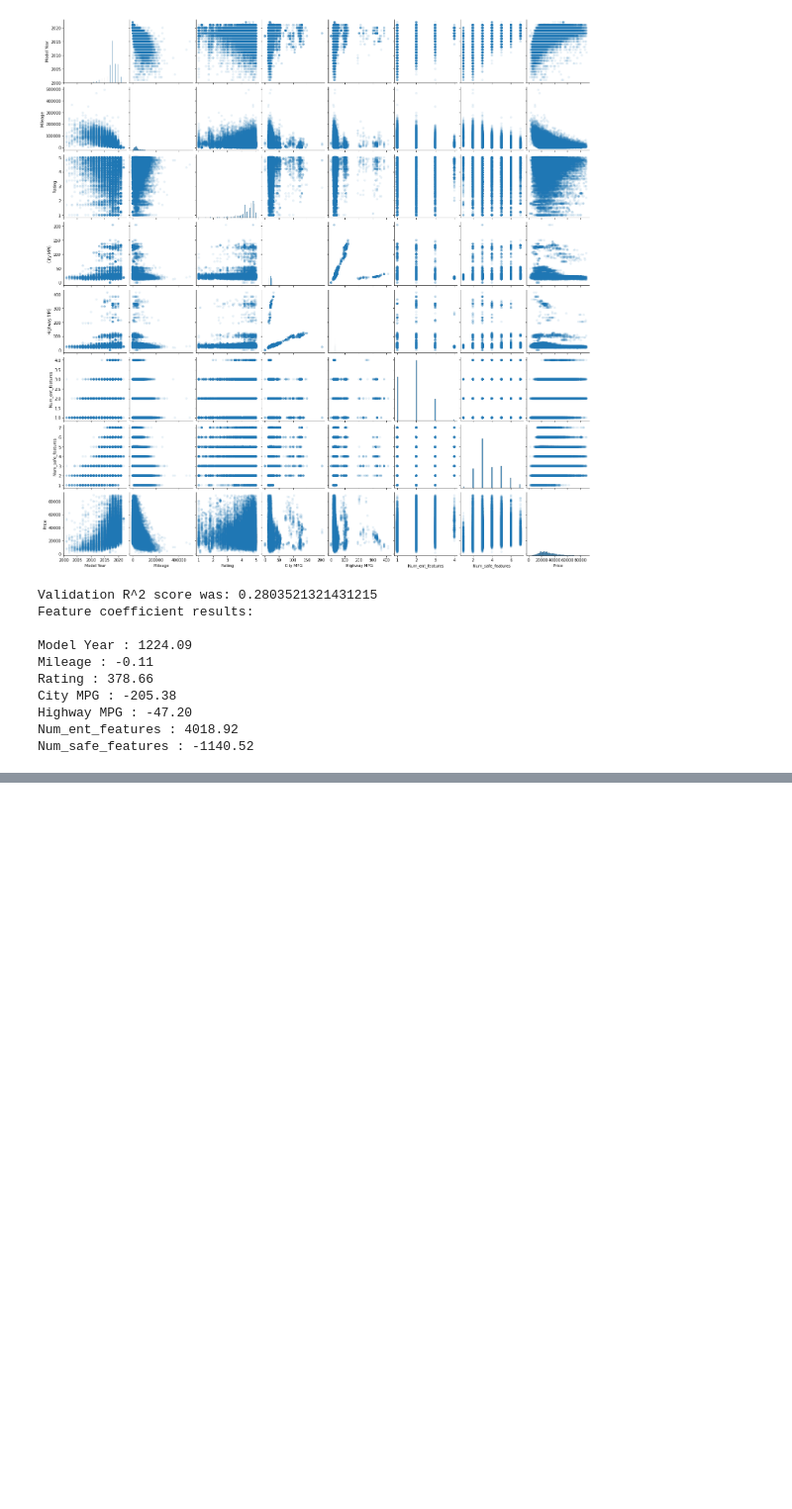
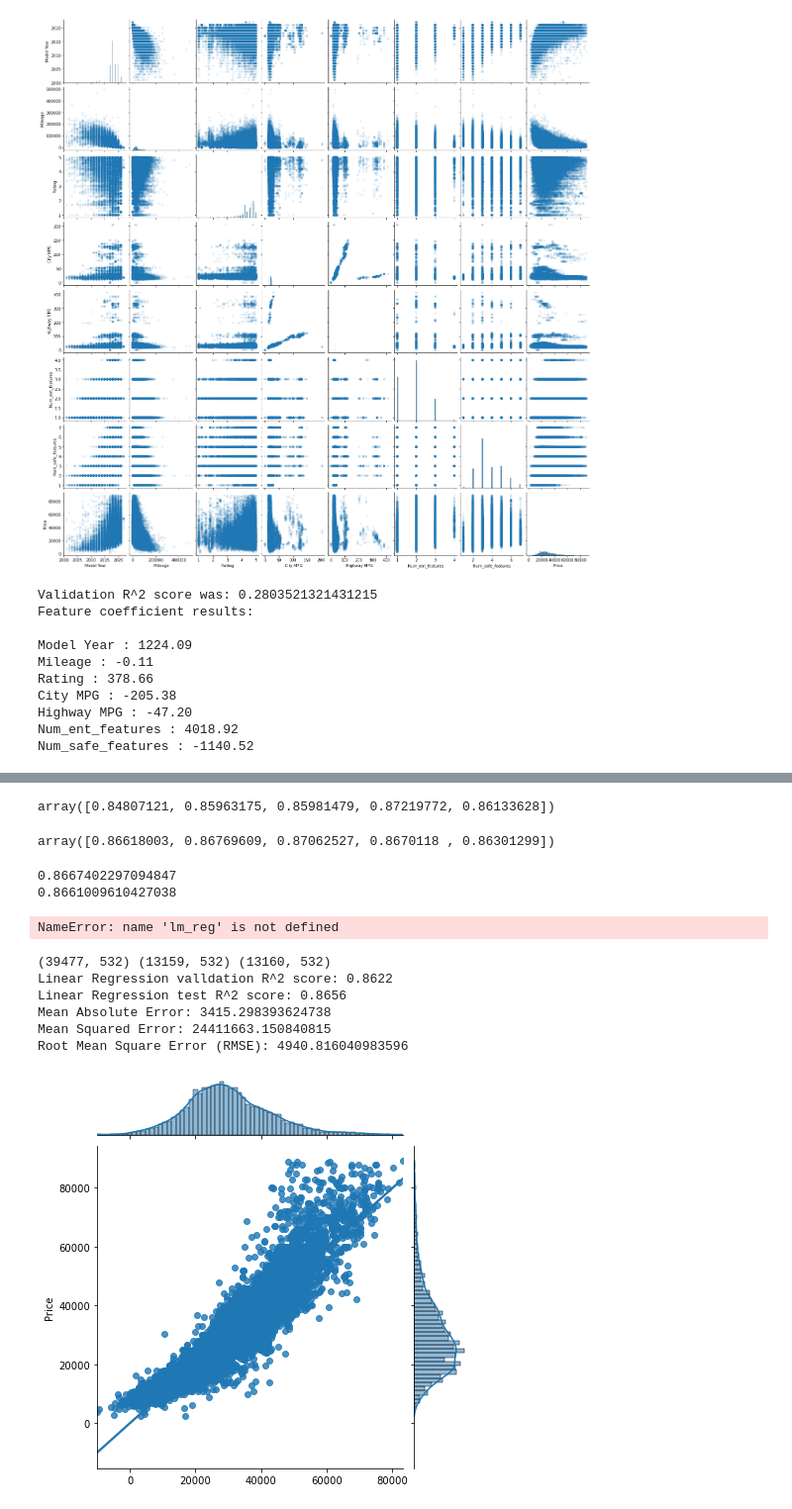
Before and after one commit to luongtruong77/regression-car-price-predictor, a Jupyter notebook: Modeling.ipynb, the cells around one changed output, grey strips where cells are left out. Shown at 99% size. Drawn from its saved outputs; the diff is of its cells as text; code cells hidden in the pictures; blank space fills up the shorter version.

```diff
--- a/Modeling.ipynb
+++ b/Modeling.ipynb
@@ -375,0 +225,7 @@ Gradient Boosted Regression: 0.7313565540324387
+# %%
+X_df[['Car Model', 'Make', 'Fuel Type', 'Drivetrain', 'Engine', 'Exterior Color', 'Interior Color', 'Transmission']] = df[['Car Model', 'Make', 'Fuel Type', 'Drivetrain', 'Engine', 'Exterior Color', 'Interior Color', 'Transmission']]
+
+cars = pd.get_dummies(X_df, drop_first=True)
+
+print(cars.shape)
+cars.head()
@@ -375,0 +245,8 @@ Gradient Boosted Regression: 0.7313565540324387
+# %%
+scaler = StandardScaler()
+X_scaled = scaler.fit_transform(cars)
+X_test_scaled = scaler.transform(X_test)
+
+lm_l = Lasso(alpha=0.244)
+lm_l.fit(X_scaled,y_df)
+print(f'Lasso Regression test R^2: {lm_l.score(X_test_scaled, y_test):.3f}')
@@ -375,0 +255,4 @@ Gradient Boosted Regression: 0.7313565540324387
+# %%
+lm_ridge = Ridge(alpha=0.01)
+lm_ridge.fit(X_scaled,y_df)
+print(f'Ridge Regression test R^2: {lm_ridge.score(X_test_scaled, y_test):.3f}')
@@ -375,0 +261,60 @@ Gradient Boosted Regression: 0.7313565540324387
+# %%
+from sklearn.model_selection import cross_val_score, KFold
+lm = LinearRegression()
+
+cross_val_score(lm, cars, y_df, # estimator, features, target
+                cv=5, # number of folds
+                scoring='r2') # scoring metric
+# %% [output]
+array([0.84807121, 0.85963175, 0.85981479, 0.87219772, 0.86133628])
+# %%
+kf = KFold(n_splits=5, shuffle=True, random_state = 71)
+cross_val_score(lm, cars, y_df, cv=kf, scoring='r2')
+# %% [output]
+array([0.86618003, 0.86769609, 0.87062527, 0.8670118 , 0.86301299])
+# %%
+kf = KFold(n_splits=5, shuffle=True, random_state = 1000)
+
+print(np.mean(cross_val_score(lm, cars, y_df, cv=kf, scoring='r2')))
+print(np.mean(cross_val_score(lm_l, cars, y_df, cv=kf, scoring='r2')))
+print(np.mean(cross_val_score(lm_ridge, cars, y_df, cv=kf, scoring='r2')))
+# %% [output]
+0.8667402297094847
+0.8661009610427038
+NameError: name 'lm_reg' is not defined
+# %%
+
+X_train_val, X_test, y_train_val, y_test = train_test_split(cars, y_df, test_size=0.2,random_state=42)
+X_train, X_val, y_train, y_val = train_test_split(X_train_val, y_train_val, test_size=.25, random_state=43)
+
+print(X_train.shape, X_val.shape, X_test.shape)
+
+#Train the model on train set and score on validation set
+lm = LinearRegression()
+lm.fit(X_train, y_train)
+print(f'Linear Regression valldation R^2 score: {lm.score(X_val, y_val):.4f}')
+
+#Run the model on the entire set
+lm.fit(cars, y_df)
+print(f'Linear Regression test R^2 score: {lm.score(X_test, y_test):.4f}')
+
+y_pred = lm.predict(X_test)
+#Display some of the metrics:
+
+print('Mean Absolute Error: {}'.format(mean_absolute_error(y_test, y_pred)))
+print('Mean Squared Error: {}'.format(mean_squared_error(y_test, y_pred)))
+print('Root Mean Square Error (RMSE): {}'.format(math.sqrt(mean_squared_error(y_test, y_pred))))
+
+# kind must be one of ['scatter', 'hist', 'hex', 'kde', 'reg', 'resid']`
+sns.jointplot(y_pred, y_test, kind='reg')
+plt.xlabel('Predicted Price')
+plt.ylabel('Actual Price')
+plt.show()
+# %% [output]
+(39477, 532) (13159, 532) (13160, 532)
+Linear Regression valldation R^2 score: 0.8622
+Linear Regression test R^2 score: 0.8656
+Mean Absolute Error: 3415.298393624738
+Mean Squared Error: 24411663.150840815
+Root Mean Square Error (RMSE): 4940.816040983596
+[figure, added]
```
Also changed, not shown: parts of 35 cells of this notebook, 2 other files.
